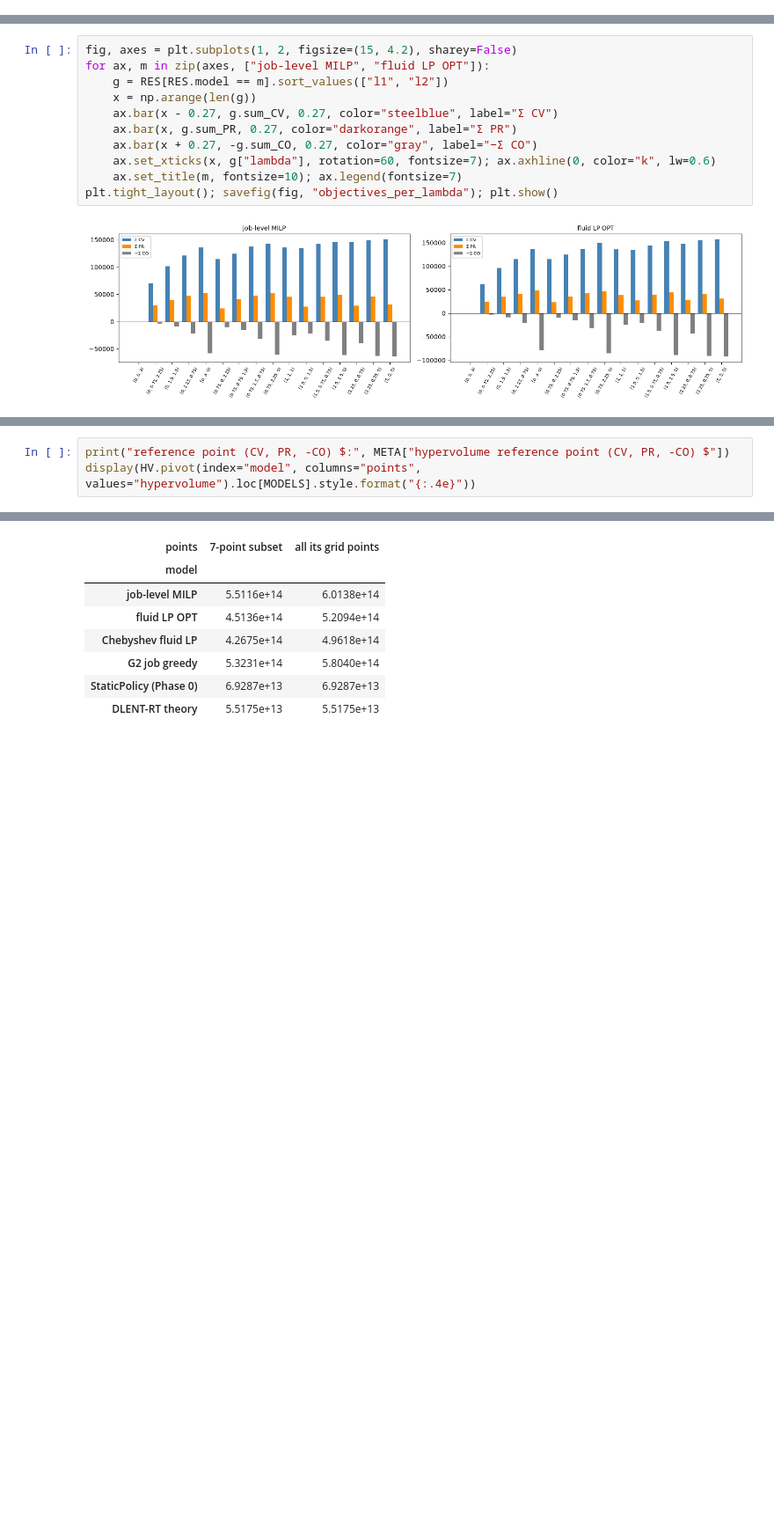
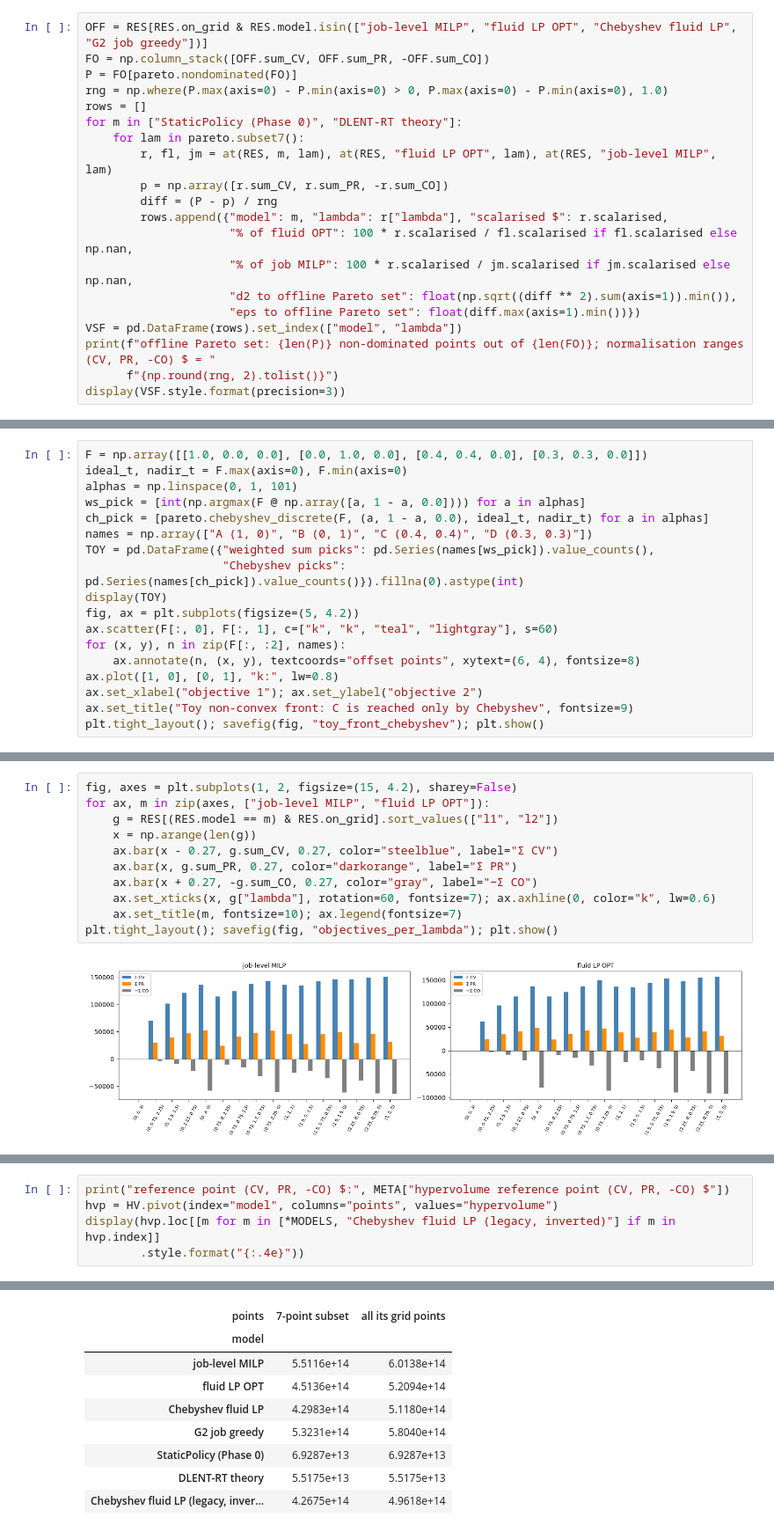
Before and after one commit to dangolofrancesco/dlent_rt, a Jupyter notebook: notebooks/04_pareto_lambda.ipynb, the cells around one changed output, grey strips where cells are left out. Shown at 88% size. Cells and saved outputs as stored; diff of their text form; blank space fills up the shorter version.

```diff
--- a/notebooks/04_pareto_lambda.ipynb
+++ b/notebooks/04_pareto_lambda.ipynb
@@ -252,0 +326,20 @@ plt.tight_layout(); savefig(fig, "pareto_projections"); plt.show()
+# %%
+OFF = RES[RES.on_grid & RES.model.isin(["job-level MILP", "fluid LP OPT", "Chebyshev fluid LP", "G2 job greedy"])]
+FO = np.column_stack([OFF.sum_CV, OFF.sum_PR, -OFF.sum_CO])
+P = FO[pareto.nondominated(FO)]
+rng = np.where(P.max(axis=0) - P.min(axis=0) > 0, P.max(axis=0) - P.min(axis=0), 1.0)
+rows = []
+for m in ["StaticPolicy (Phase 0)", "DLENT-RT theory"]:
+    for lam in pareto.subset7():
+        r, fl, jm = at(RES, m, lam), at(RES, "fluid LP OPT", lam), at(RES, "job-level MILP", lam)
+        p = np.array([r.sum_CV, r.sum_PR, -r.sum_CO])
+        diff = (P - p) / rng
+        rows.append({"model": m, "lambda": r["lambda"], "scalarised $": r.scalarised,
+                     "% of fluid OPT": 100 * r.scalarised / fl.scalarised if fl.scalarised else np.nan,
+                     "% of job MILP": 100 * r.scalarised / jm.scalarised if jm.scalarised else np.nan,
+                     "d2 to offline Pareto set": float(np.sqrt((diff ** 2).sum(axis=1)).min()),
+                     "eps to offline Pareto set": float(diff.max(axis=1).min())})
+VSF = pd.DataFrame(rows).set_index(["model", "lambda"])
+print(f"offline Pareto set: {len(P)} non-dominated points out of {len(FO)}; normalisation ranges (CV, PR, -CO) $ = "
+      f"{np.round(rng, 2).tolist()}")
+display(VSF.style.format(precision=3))
@@ -252,0 +502,18 @@ plt.tight_layout(); savefig(fig, "pareto_projections"); plt.show()
+# %%
+F = np.array([[1.0, 0.0, 0.0], [0.0, 1.0, 0.0], [0.4, 0.4, 0.0], [0.3, 0.3, 0.0]])
+ideal_t, nadir_t = F.max(axis=0), F.min(axis=0)
+alphas = np.linspace(0, 1, 101)
+ws_pick = [int(np.argmax(F @ np.array([a, 1 - a, 0.0]))) for a in alphas]
+ch_pick = [pareto.chebyshev_discrete(F, (a, 1 - a, 0.0), ideal_t, nadir_t) for a in alphas]
+names = np.array(["A (1, 0)", "B (0, 1)", "C (0.4, 0.4)", "D (0.3, 0.3)"])
+TOY = pd.DataFrame({"weighted sum picks": pd.Series(names[ws_pick]).value_counts(),
+                    "Chebyshev picks": pd.Series(names[ch_pick]).value_counts()}).fillna(0).astype(int)
+display(TOY)
+fig, ax = plt.subplots(figsize=(5, 4.2))
+ax.scatter(F[:, 0], F[:, 1], c=["k", "k", "teal", "lightgray"], s=60)
+for (x, y), n in zip(F[:, :2], names):
+    ax.annotate(n, (x, y), textcoords="offset points", xytext=(6, 4), fontsize=8)
+ax.plot([1, 0], [0, 1], "k:", lw=0.8)
+ax.set_xlabel("objective 1"); ax.set_ylabel("objective 2")
+ax.set_title("Toy non-convex front: C is reached only by Chebyshev", fontsize=9)
+plt.tight_layout(); savefig(fig, "toy_front_chebyshev"); plt.show()
@@ -255,7 +528,7 @@ plt.tight_layout(); savefig(fig, "pareto_projections"); plt.show()
 # %%
 fig, axes = plt.subplots(1, 2, figsize=(15, 4.2), sharey=False)
 for ax, m in zip(axes, ["job-level MILP", "fluid LP OPT"]):
-    g = RES[RES.model == m].sort_values(["l1", "l2"])
+    g = RES[(RES.model == m) & RES.on_grid].sort_values(["l1", "l2"])
     x = np.arange(len(g))
     ax.bar(x - 0.27, g.sum_CV, 0.27, color="steelblue", label="Σ CV")
     ax.bar(x, g.sum_PR, 0.27, color="darkorange", label="Σ PR")
@@ -274,13 +548,16 @@ COMMON reference point for every model: the componentwise worst value over all r
 # %%
 print("reference point (CV, PR, -CO) $:", META["hypervolume reference point (CV, PR, -CO) $"])
-display(HV.pivot(index="model", columns="points", values="hypervolume").loc[MODELS].style.format("{:.4e}"))
+hvp = HV.pivot(index="model", columns="points", values="hypervolume")
+display(hvp.loc[[m for m in [*MODELS, "Chebyshev fluid LP (legacy, inverted)"] if m in hvp.index]]
+        .style.format("{:.4e}"))
 # %% [output]
 reference point (CV, PR, -CO) $: [-1562.6459817747236, -525.7968424060596, -93043.21238305612]
 | points | 7-point subset | all its grid points |
 | model |  |  |
 | job-level MILP | 5.5116e+14 | 6.0138e+14 |
 | fluid LP OPT | 4.5136e+14 | 5.2094e+14 |
-| Chebyshev fluid LP | 4.2675e+14 | 4.9618e+14 |
+| Chebyshev fluid LP | 4.2983e+14 | 5.1180e+14 |
 | G2 job greedy | 5.3231e+14 | 5.8040e+14 |
 | StaticPolicy (Phase 0) | 6.9287e+13 | 6.9287e+13 |
 | DLENT-RT theory | 5.5175e+13 | 5.5175e+13 |
+| Chebyshev fluid LP (legacy, inver... | 4.2675e+14 | 4.9618e+14 |
```
Also changed, not shown: parts of 27 cells of this notebook, 10 other files.
